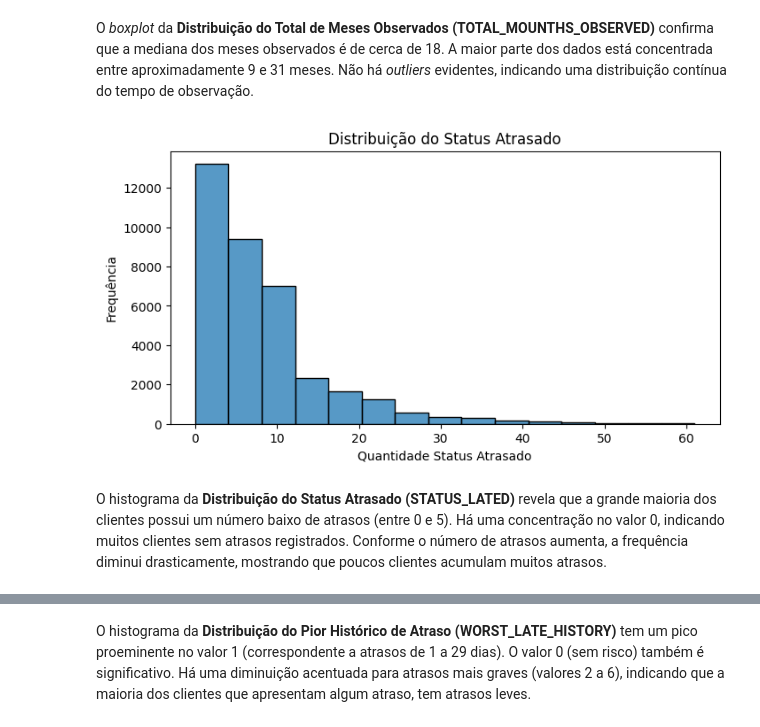
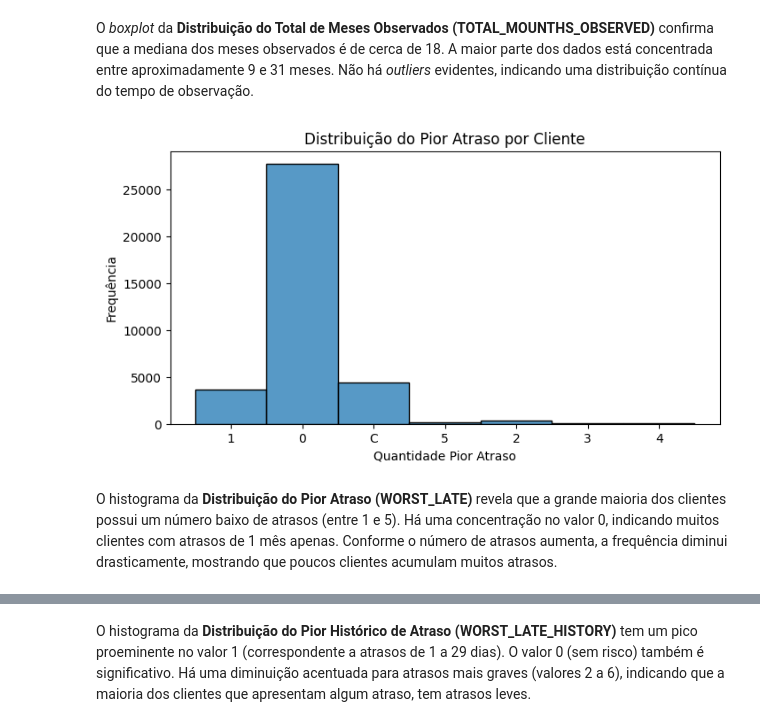
Before and after one commit to Ginkno/postech-tech-challenge-fase2-grupo1-12dtat, a Jupyter notebook: notebooks/ 01_eda.ipynb, the cells around one changed output, grey strips where cells are left out. Saved outputs shown, nothing was run; the diff lists cells and outputs as text; code cells hidden in the pictures.

```diff
--- a/notebooks/ 01_eda.ipynb
+++ b/notebooks/ 01_eda.ipynb
@@ -407,7 +407,7 @@ late_12m = df_12m.groupby("ID")["IS_LATE"].any().astype(int).rename("LATE_12M")
 # 4. Pior histórico de atraso (WORST_LATE)
 # -------------------------------------------------------------------------
 # Pega o maior nível numérico de atraso e mapeia de volta para a flag original
-worst_num = df_status_agreggated.groupby("ID")["STATUS"].max()
+worst_num = df_status_agreggated.groupby("ID")["STATUS_NUM"].max()
 num_to_status = {0: "C", 1: "0", 2: "1", 3: "2", 4: "3", 5: "4", 6: "5"}
 worst_late = worst_num.map(num_to_status).rename("WORST_LATE")
 
@@ -492,15 +492,3 @@ Primeiras 5 linhas do df_final:
 | 3 | 5008808 | F | N | Y | 0 | 270000.0 | Commercial associate | ... |
 | 4 | 5008809 | F | N | Y | 0 | 270000.0 | Commercial associate | ... |
 Dimensão do df_final: (36457, 30)
-# %%
-# Criar a variável alvo binária IS_BAD_PAYER
-# 1 se WORST_LATE_HISTORY > 1 (mau pagador),
-# 0 caso contrário (bom pagador ou sem atrasos significativos)
-
-df_final["IS_BAD_PAYER"] = (df_final["WORST_LATE_HISTORY"] > 1).astype(int)
-
-print("Contagem de 'bons' e 'maus' pagadores:")
-display(df_final['IS_BAD_PAYER'].value_counts())
-
-print("Proporção de 'bons' e 'maus' pagadores:")
-display(df_final["IS_BAD_PAYER"].value_counts(normalize=True).mul(100).apply(lambda x: f'{x:.2f}%'))
@@ -825,12 +800,12 @@ O *boxplot* da **Distribuição do Total de Meses Observados (TOTAL_MOUNTHS_OBSE
 # %%
 #Histograma para STATUS_LATED.
 plt.figure(figsize=(8,4))
-sns.histplot(df_final["STATUS_LATED"], bins=15)
-plt.title('Distribuição do Status Atrasado')
-plt.xlabel('Quantidade Status Atrasado')
+sns.histplot(df_final["WORST_LATE"])
+plt.title('Distribuição do Pior Atraso por Cliente')
+plt.xlabel('Quantidade Pior Atraso')
 plt.ylabel('Frequência')
 plt.show()
 # %% [output]
-[figure, old version]
+[figure, new version]
 # %% [markdown]
-O histograma da **Distribuição do Status Atrasado (STATUS_LATED)** revela que a grande maioria dos clientes possui um número baixo de atrasos (entre 0 e 5). Há uma concentração no valor 0, indicando muitos clientes sem atrasos registrados. Conforme o número de atrasos aumenta, a frequência diminui drasticamente, mostrando que poucos clientes acumulam muitos atrasos.
+O histograma da **Distribuição do Pior Atraso (WORST_LATE)** revela que a grande maioria dos clientes possui um número baixo de atrasos (entre 1 e 5). Há uma concentração no valor 0, indicando muitos clientes com atrasos de 1 mês apenas. Conforme o número de atrasos aumenta, a frequência diminui drasticamente, mostrando que poucos clientes acumulam muitos atrasos.
```
Also changed, not shown: parts of 27 cells of this notebook.
